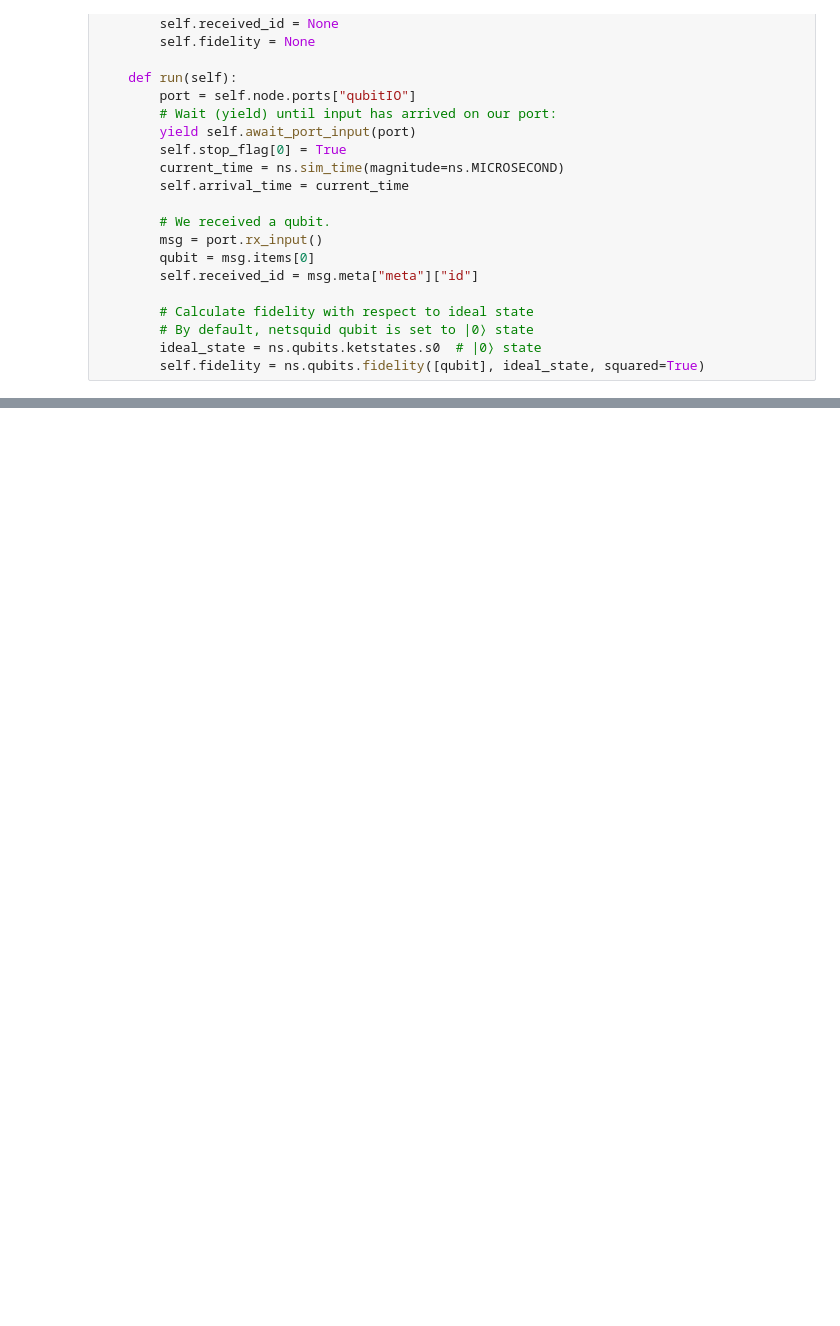
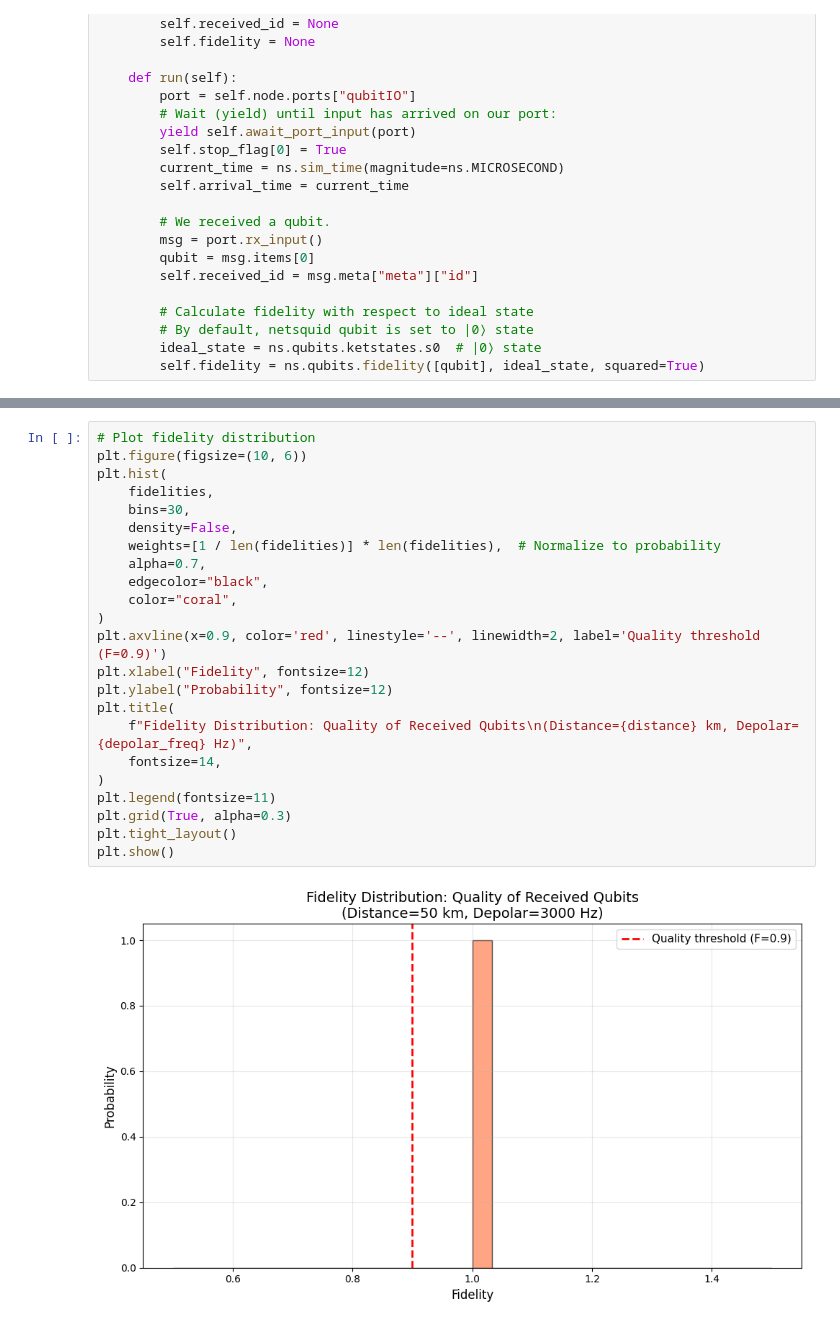
Before and after one commit to AlessandroRuzza/DS_QNetworks_Netsquid, a Jupyter notebook: qConnection.ipynb, the cells around one changed output, grey strips where cells are left out. Drawn from its saved outputs; the diff is of its cells as text; blank space fills up the shorter version.

```diff
--- a/qConnection.ipynb
+++ b/qConnection.ipynb
@@ -163,0 +300,25 @@ Max fidelity: 1.0000
+# %%
+# Plot fidelity distribution
+plt.figure(figsize=(10, 6))
+plt.hist(
+    fidelities,
+    bins=30,
+    density=False,
+    weights=[1 / len(fidelities)] * len(fidelities),  # Normalize to probability
+    alpha=0.7,
+    edgecolor="black",
+    color="coral",
+)
+plt.axvline(x=0.9, color='red', linestyle='--', linewidth=2, label='Quality threshold (F=0.9)')
+plt.xlabel("Fidelity", fontsize=12)
+plt.ylabel("Probability", fontsize=12)
+plt.title(
+    f"Fidelity Distribution: Quality of Received Qubits\n(Distance={distance} km, Depolar={depolar_freq} Hz)",
+    fontsize=14,
+)
+plt.legend(fontsize=11)
+plt.grid(True, alpha=0.3)
+plt.tight_layout()
+plt.show()
+# %% [output]
+[figure, added]
```
Also changed, not shown: parts of 13 cells of this notebook.
